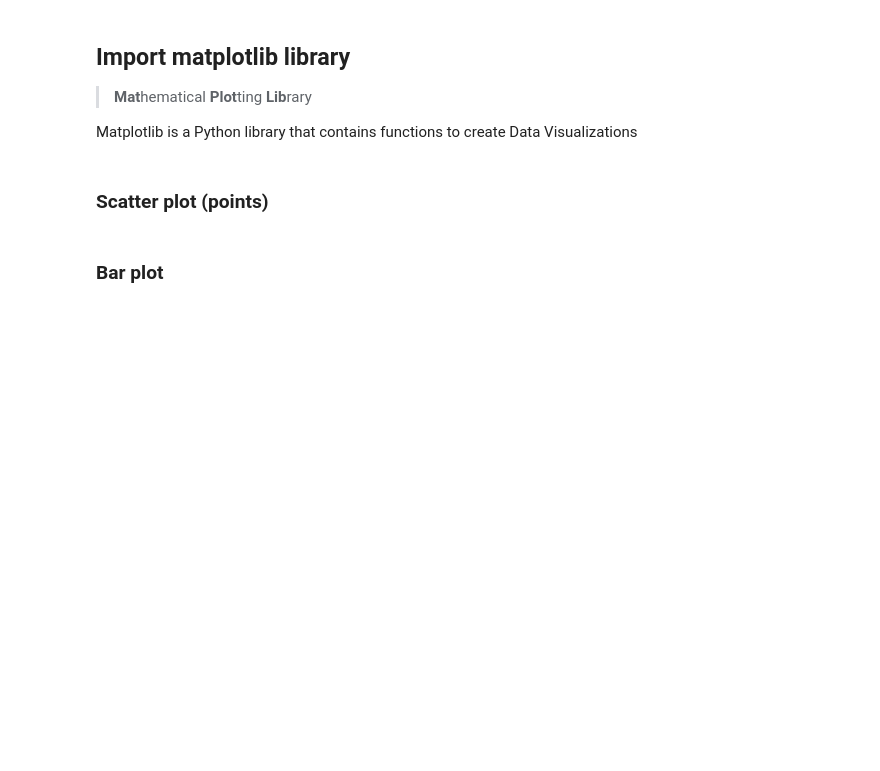
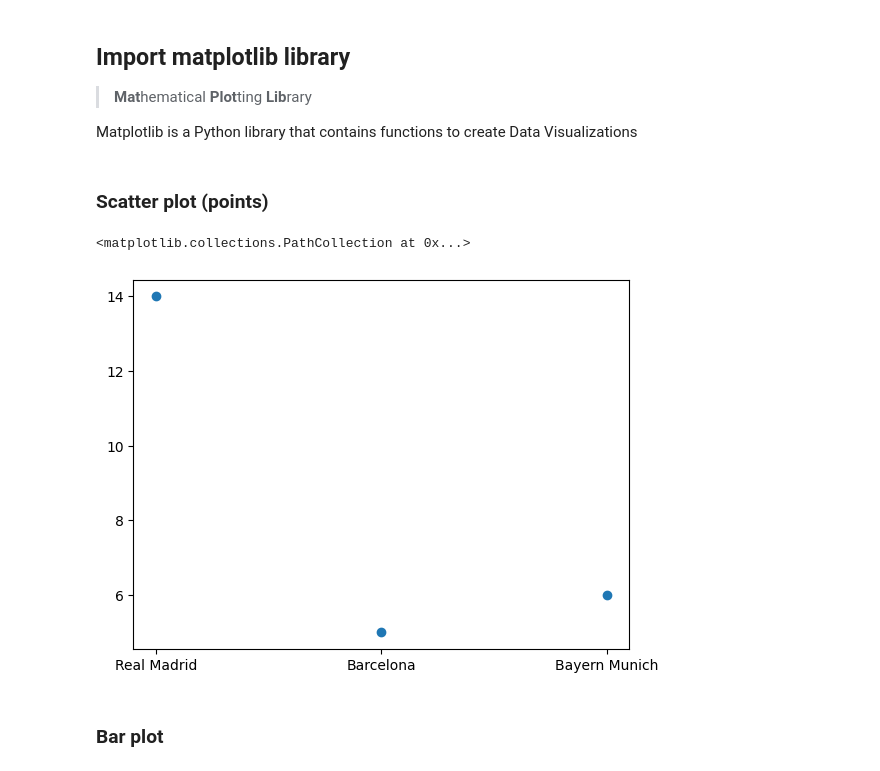
Before and after one commit to jsulopzs/course-resolving-python-data-analysis-visualization, a Jupyter notebook: 01_Getting Started with Data Visualization/01_Python Foundations for Data Visualization/01A_Foundations.ipynb, the cells around one changed output. Saved outputs shown, nothing was run; the diff lists cells and outputs as text; code cells hidden in the pictures; blank space fills up the shorter version.

```diff
--- a/01_Getting Started with Data Visualization/01_Python Foundations for Data Visualization/01A_Foundations.ipynb
+++ b/01_Getting Started with Data Visualization/01_Python Foundations for Data Visualization/01A_Foundations.ipynb
@@ -25,5 +25,10 @@ Matplotlib is a Python library that contains functions to create Data Visualizat
 import matplotlib.pyplot as plt
 # %% [markdown]
 ### Scatter plot (points)
+# %%
+plt.scatter(x = football_teams, y = champions_leagues)
+# %% [output]
+<matplotlib.collections.PathCollection at 0x...>
+[figure, added]
 # %% [markdown]
 ### Bar plot
```
Also changed, not shown: parts of 1 cell of this notebook, 1 other file.
